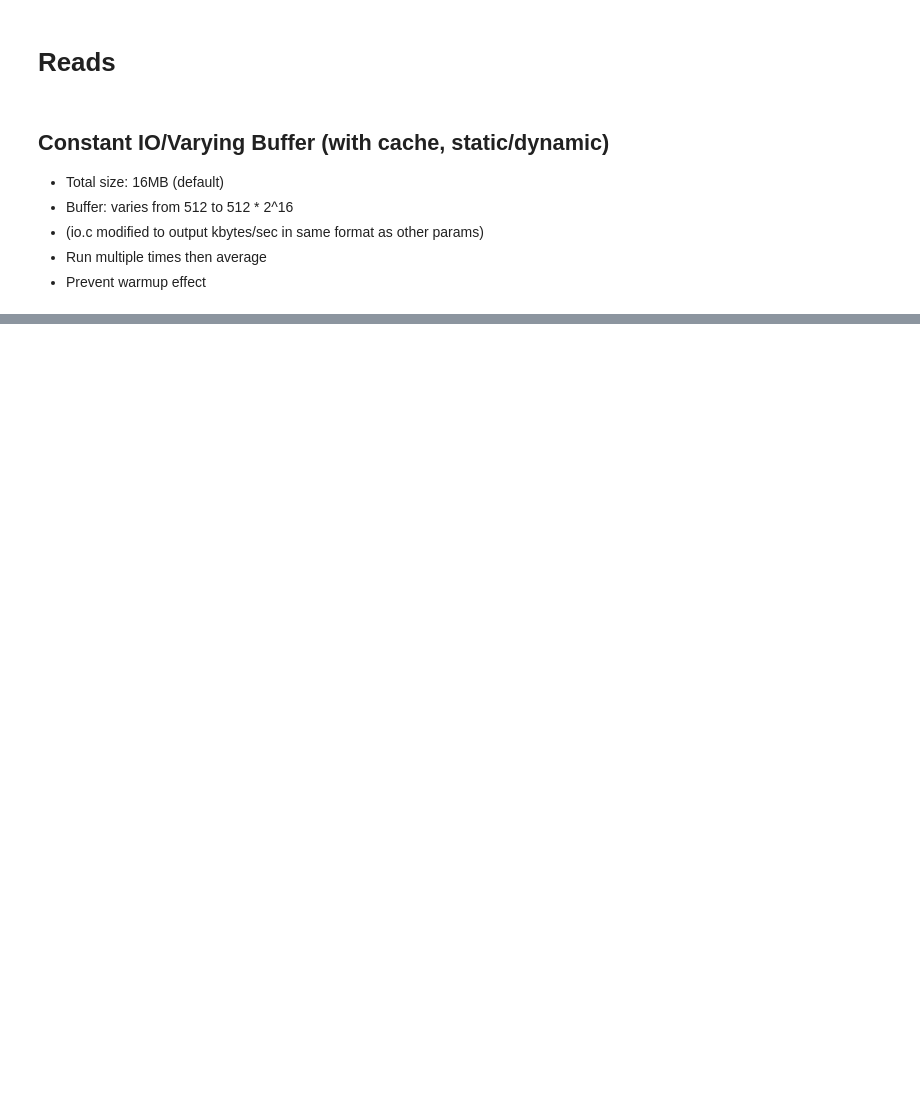
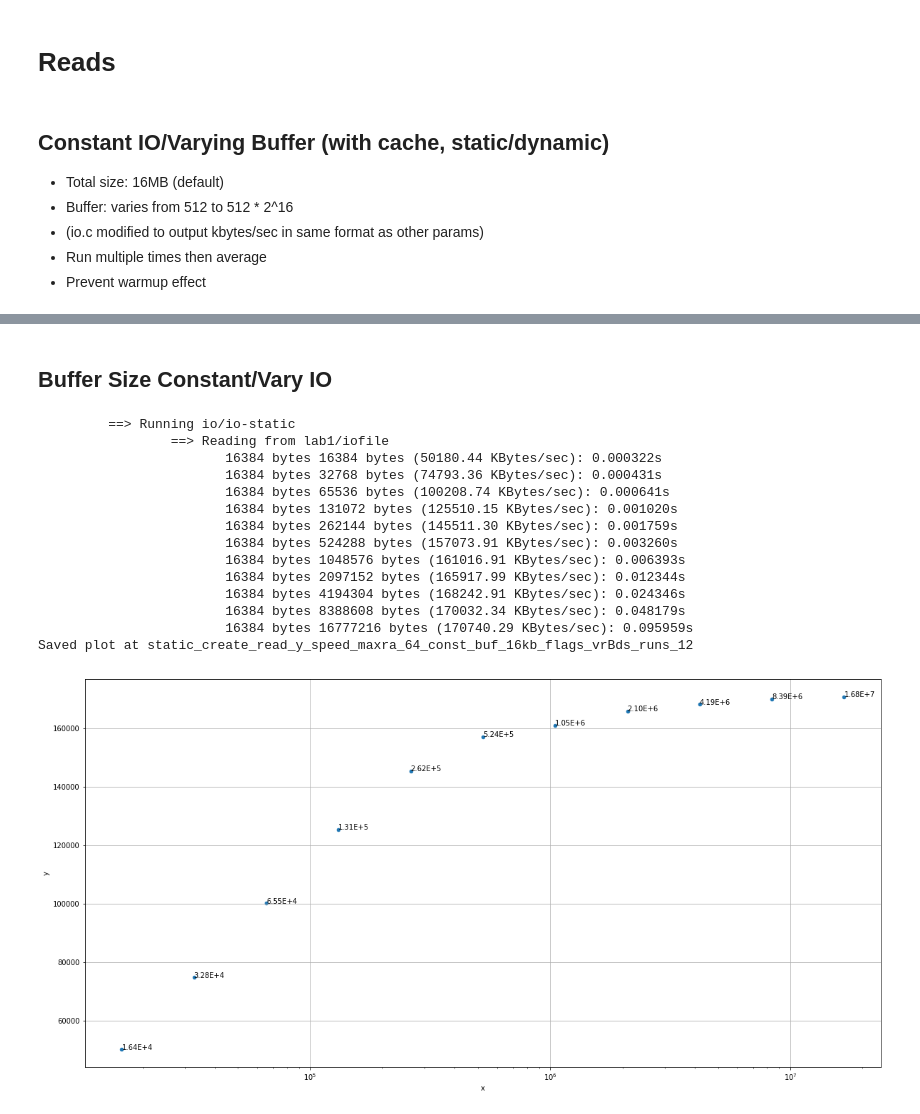
Before and after one commit to Michael137/os, a Jupyter notebook: l41-labs/lab1.ipynb, the cells around one changed output, grey strips where cells are left out. Drawn from its saved outputs; the diff is of its cells as text; code cells hidden in the pictures; blank space fills up the shorter version.

```diff
--- a/l41-labs/lab1.ipynb
+++ b/l41-labs/lab1.ipynb
@@ -95,0 +182,29 @@ for exe in EXECUTABLES:
+# %% [markdown]
+## Buffer Size Constant/Vary IO
+# %%
+# Setup
+IO_START = 512
+IO_SIZES = [IO_START * 2 ** exp for exp in range(5, 16)]
+BUFFER_SIZES = [512 * 2 ** 5] # Keep constant at default 16KB
+
+results_iofile = benchmark("-v -r", 12, "io/io-static", "lab1/iofile", BUFFER_SIZES, IO_SIZES, create = True)
+
+saveas = "static_create_read_y_speed_maxra_64_const_buf_16kb_flags_vrBds_runs_12"
+graph([item['iosize'] for item in results_iofile], [item['speed'] for item in results_iofile], save = True, save_name = saveas)
+print("Saved plot at {}".format(saveas))
+# %% [output]
+         ==> Running io/io-static
+                 ==> Reading from lab1/iofile
+                        16384 bytes 16384 bytes (50180.44 KBytes/sec): 0.000322s
+                        16384 bytes 32768 bytes (74793.36 KBytes/sec): 0.000431s
+                        16384 bytes 65536 bytes (100208.74 KBytes/sec): 0.000641s
+                        16384 bytes 131072 bytes (125510.15 KBytes/sec): 0.001020s
+                        16384 bytes 262144 bytes (145511.30 KBytes/sec): 0.001759s
+                        16384 bytes 524288 bytes (157073.91 KBytes/sec): 0.003260s
+                        16384 bytes 1048576 bytes (161016.91 KBytes/sec): 0.006393s
+                        16384 bytes 2097152 bytes (165917.99 KBytes/sec): 0.012344s
+                        16384 bytes 4194304 bytes (168242.91 KBytes/sec): 0.024346s
+                        16384 bytes 8388608 bytes (170032.34 KBytes/sec): 0.048179s
+                        16384 bytes 16777216 bytes (170740.29 KBytes/sec): 0.095959s
+Saved plot at static_create_read_y_speed_maxra_64_const_buf_16kb_flags_vrBds_runs_12
+[figure, added]
```
Also changed, not shown: parts of 10 cells of this notebook.
